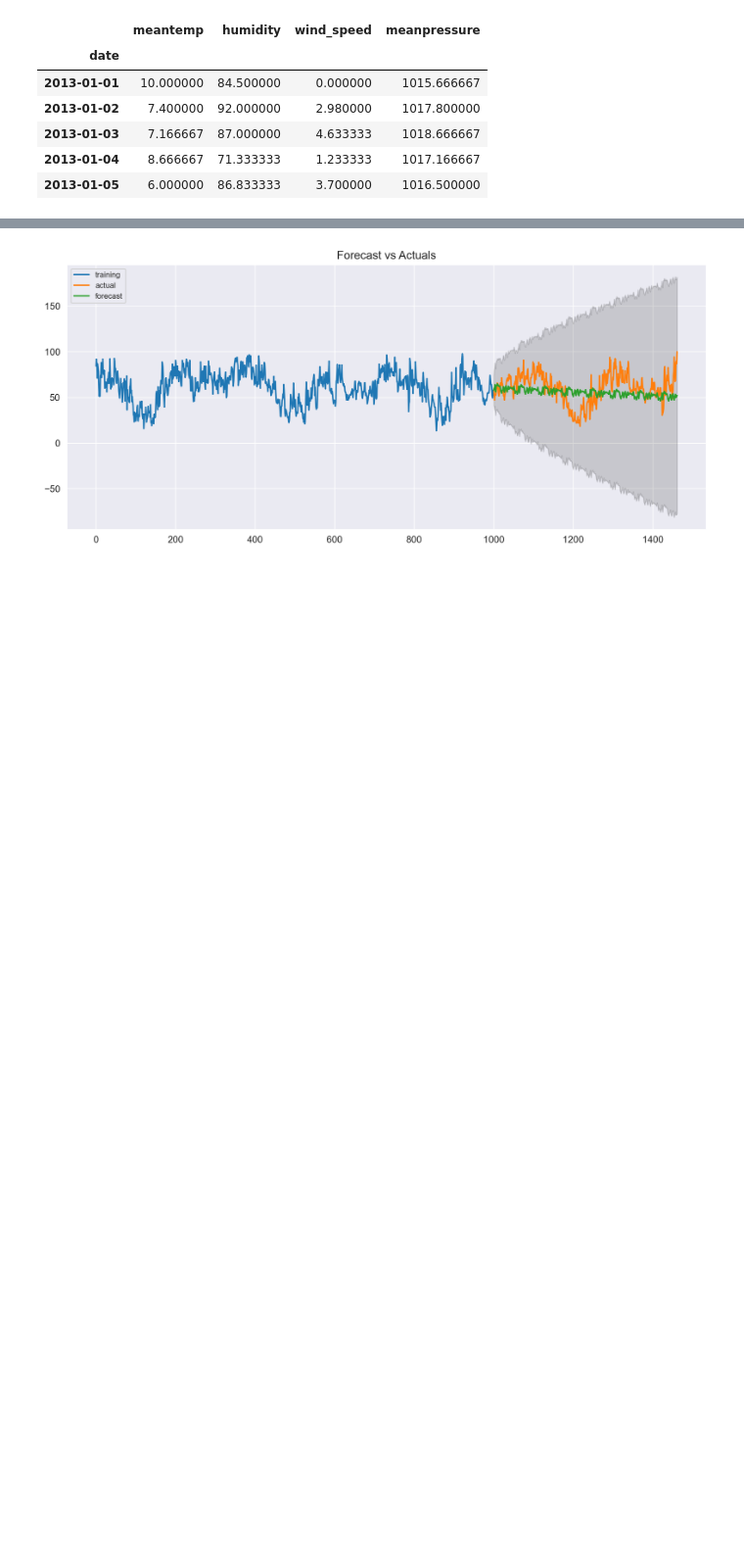
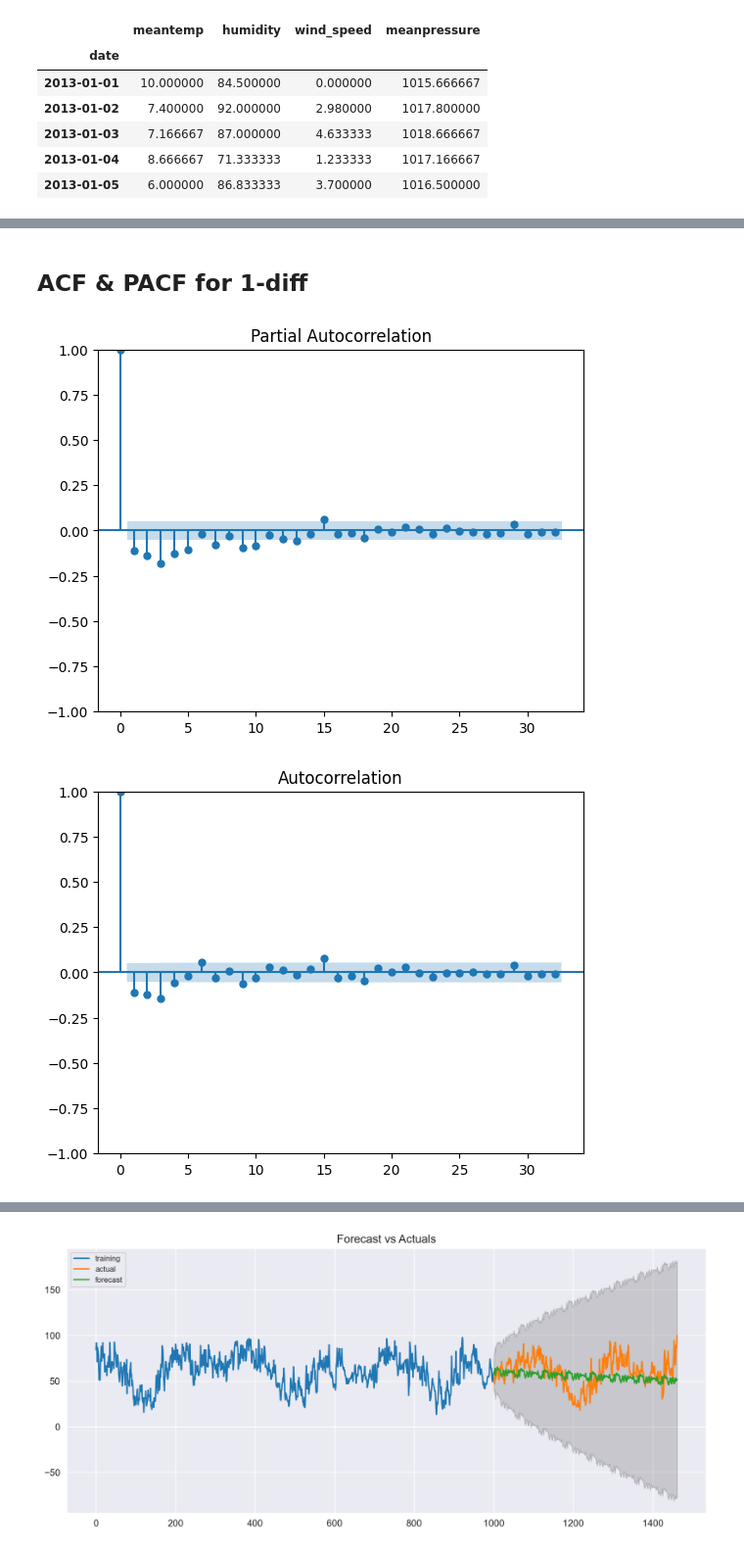
Before and after one commit to LexaMart/OOD, a Jupyter notebook: lab2.ipynb, the cells around one changed output, grey strips where cells are left out. Shown at 98% size. Saved outputs shown, nothing was run; the diff lists cells and outputs as text; code cells hidden in the pictures; blank space fills up the shorter version.

Commit message:
Add acf, pacf, 1-diff, markdown

```diff
--- a/lab2.ipynb
+++ b/lab2.ipynb
@@ -36,0 +39,10 @@ plot_pacf(dataset.humidity)
+# %% [markdown]
+## ACF & PACF for 1-diff
+# %%
+hum_diff = dataset.humidity.diff().iloc[1:]
+# %%
+plot_acf(hum_diff)
+plot_pacf(hum_diff)
+# %% [output]
+[figure, added]
+[figure, added]
```
Also changed, not shown: parts of 18 cells of this notebook.
